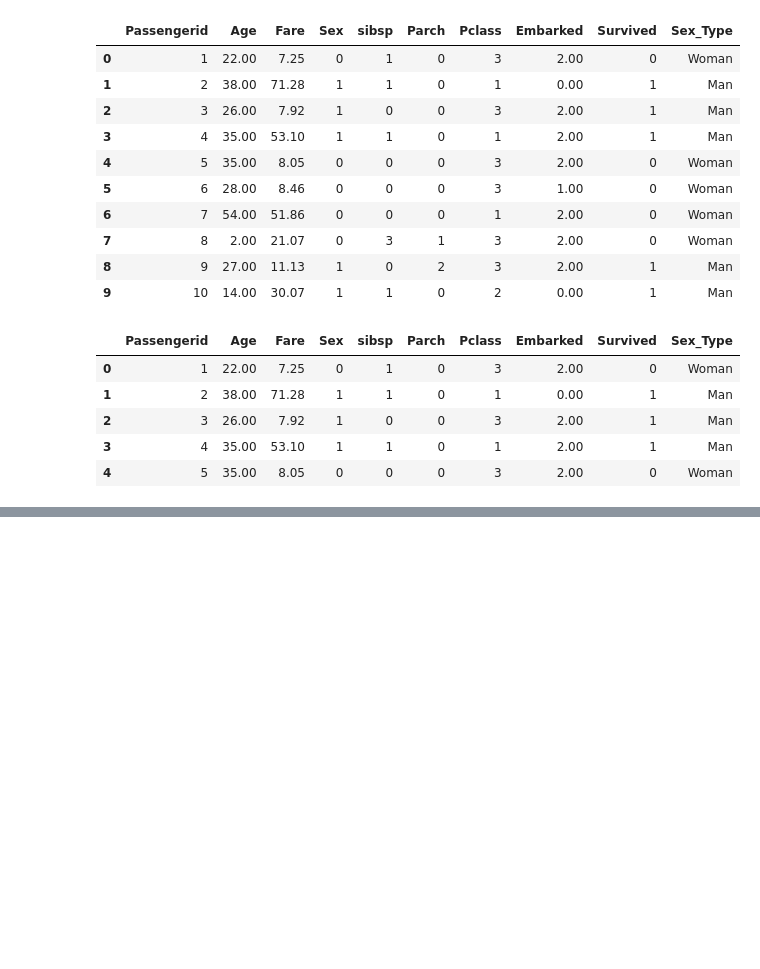
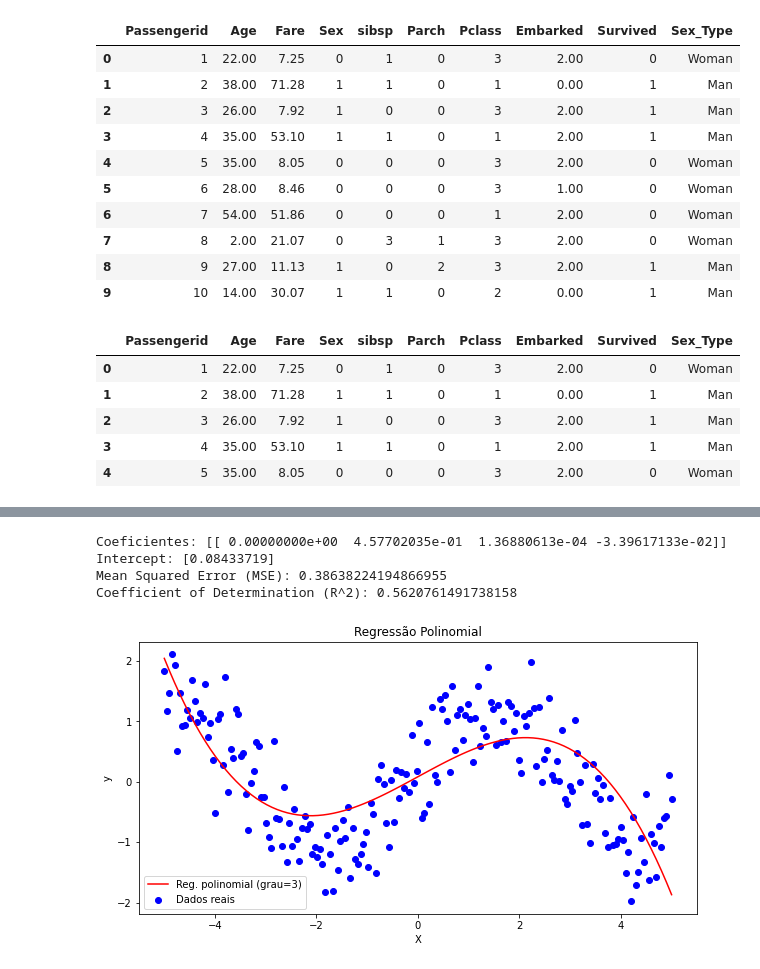
Before and after one commit to djalmarodriguess/Python, a Jupyter notebook: Pandas/Exercícios.ipynb, the cells around one changed output, grey strips where cells are left out. Cells and saved outputs as stored; diff of their text form; code cells hidden in the pictures; blank space fills up the shorter version.

```diff
--- a/Pandas/Exercícios.ipynb
+++ b/Pandas/Exercícios.ipynb
@@ -424,0 +462,61 @@ df.head()
+# %%
+# Importar as bibliotecas necessárias
+import numpy as np
+import matplotlib.pyplot as plt
+from sklearn.model_selection import train_test_split
+from sklearn.preprocessing import PolynomialFeatures
+from sklearn.linear_model import LinearRegression
+from sklearn.metrics import mean_squared_error, r2_score
+
+# Criar dados de exemplo
+np.random.seed(0)
+X = np.linspace(-5, 5, 200).reshape(-1, 1)
+y = np.sin(X) + np.random.normal(0, 0.5, X.shape)
+
+# Dividir os dados em conjunto de treinamento e teste
+X_train, X_test, y_train, y_test = train_test_split(X, y, test_size=0.2, random_state=42)
+
+# Pré-processar os dados com recursos polinomiais
+degree = 3
+poly_features = PolynomialFeatures(degree=degree)
+X_train_poly = poly_features.fit_transform(X_train)
+X_test_poly = poly_features.transform(X_test)
+
+# Criar o modelo de regressão polinomial
+model = LinearRegression()
+
+# Treinar o modelo usando os dados de treinamento
+model.fit(X_train_poly, y_train)
+
+# Fazer previsões usando os dados de teste
+y_pred = model.predict(X_test_poly)
+
+# Avaliar o desempenho do modelo
+mse = mean_squared_error(y_test, y_pred)
+r2 = r2_score(y_test, y_pred)
+
+# Imprimir os resultados
+print("Coeficientes:", model.coef_)
+print("Intercept:", model.intercept_)
+print("Mean Squared Error (MSE):", mse)
+print("Coefficient of Determination (R^2):", r2)
+
+# Plotar os resultados
+X_range = np.linspace(-5, 5, 100).reshape(-1, 1)
+X_range_poly = poly_features.transform(X_range)
+y_range_pred = model.predict(X_range_poly)
+
+plt.figure(figsize= (10,5))
+plt.scatter(X, y, color='b', label='Dados reais')
+plt.plot(X_range, y_range_pred, color='r', label='Reg. polinomial (grau={})'.format(degree))
+plt.xlabel('X')
+plt.ylabel('y')
+plt.title('Regressão Polinomial')
+plt.legend()
+plt.show()
+# %% [output]
+Coeficientes: [[ 0.00000000e+00  4.57702035e-01  1.36880613e-04 -3.39617133e-02]]
+Intercept: [0.08433719]
+Mean Squared Error (MSE): 0.38638224194866955
+Coefficient of Determination (R^2): 0.5620761491738158
+[figure, added]
```
Also changed, not shown: parts of 1 cell of this notebook, 15 other files.
